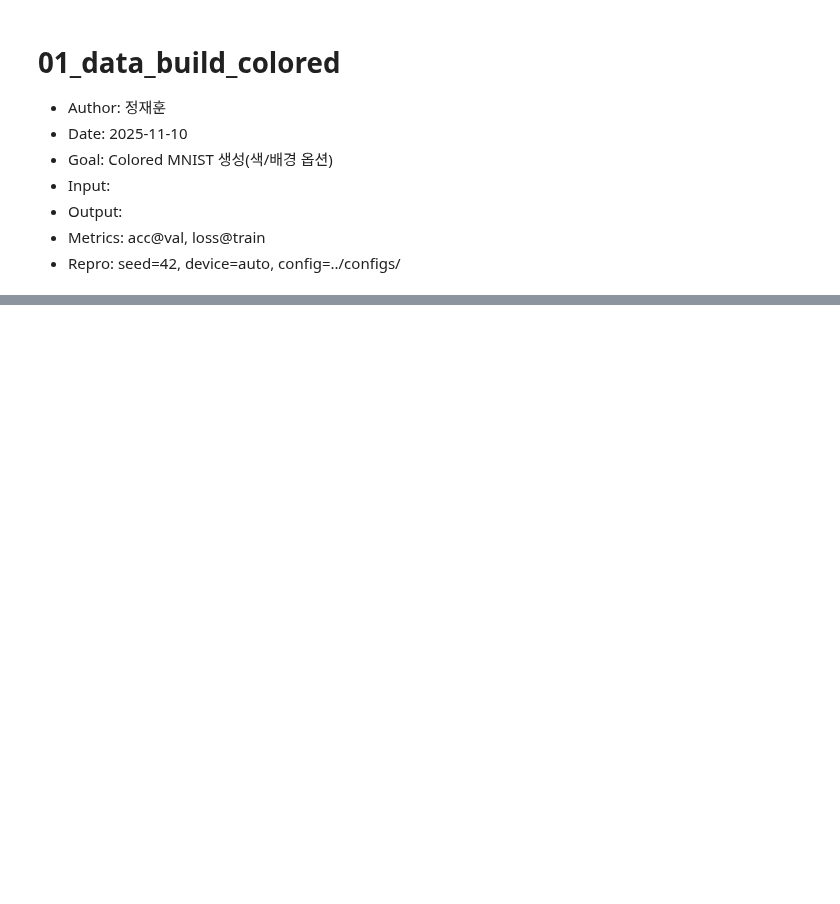
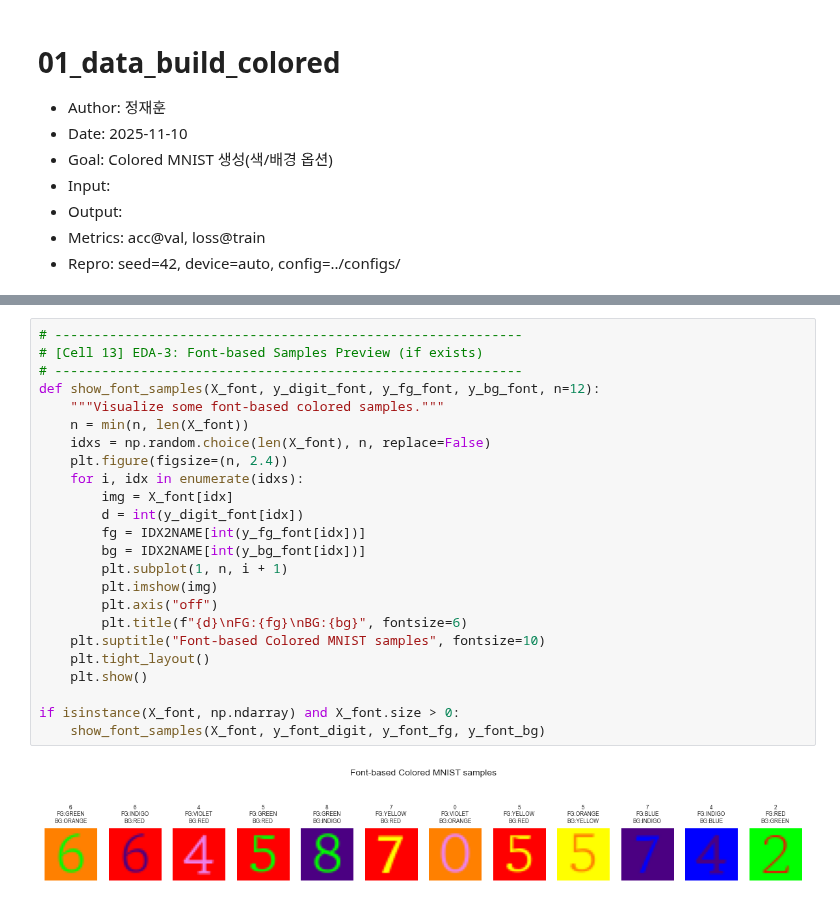
Before and after one commit to ML-SSU-2025/colored-mnist-classification, a Jupyter notebook: notebooks/01_preprocessing_colored_mnist.ipynb, the cells around one changed output, grey strips where cells are left out. Saved outputs shown, nothing was run; the diff lists cells and outputs as text; blank space fills up the shorter version.

```diff
--- a/notebooks/01_preprocessing_colored_mnist.ipynb
+++ b/notebooks/01_preprocessing_colored_mnist.ipynb
@@ -644,0 +442,26 @@ idx 4: digit=8, fg=6(VIOLET), bg=2(YELLOW)
+# %%
+# ------------------------------------------------------------
+# [Cell 13] EDA-3: Font-based Samples Preview (if exists)
+# ------------------------------------------------------------
+def show_font_samples(X_font, y_digit_font, y_fg_font, y_bg_font, n=12):
+    """Visualize some font-based colored samples."""
+    n = min(n, len(X_font))
+    idxs = np.random.choice(len(X_font), n, replace=False)
+    plt.figure(figsize=(n, 2.4))
+    for i, idx in enumerate(idxs):
+        img = X_font[idx]
+        d = int(y_digit_font[idx])
+        fg = IDX2NAME[int(y_fg_font[idx])]
+        bg = IDX2NAME[int(y_bg_font[idx])]
+        plt.subplot(1, n, i + 1)
+        plt.imshow(img)
+        plt.axis("off")
+        plt.title(f"{d}\nFG:{fg}\nBG:{bg}", fontsize=6)
+    plt.suptitle("Font-based Colored MNIST samples", fontsize=10)
+    plt.tight_layout()
+    plt.show()
+
+if isinstance(X_font, np.ndarray) and X_font.size > 0:
+    show_font_samples(X_font, y_font_digit, y_font_fg, y_font_bg)
+# %% [output]
+[figure, added]
```
Also changed, not shown: parts of 37 cells of this notebook.
